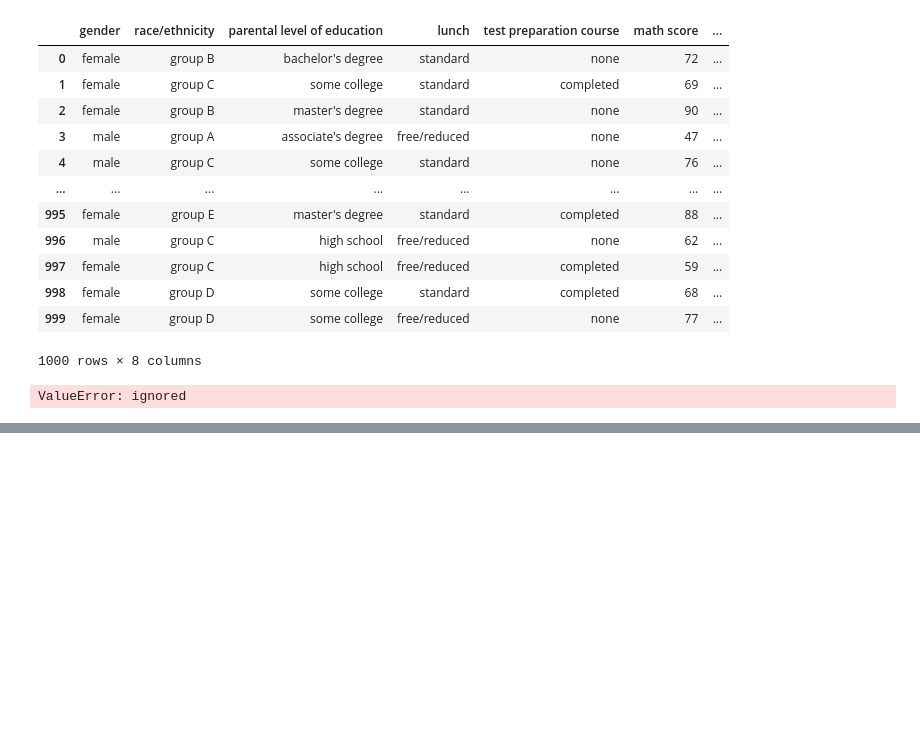
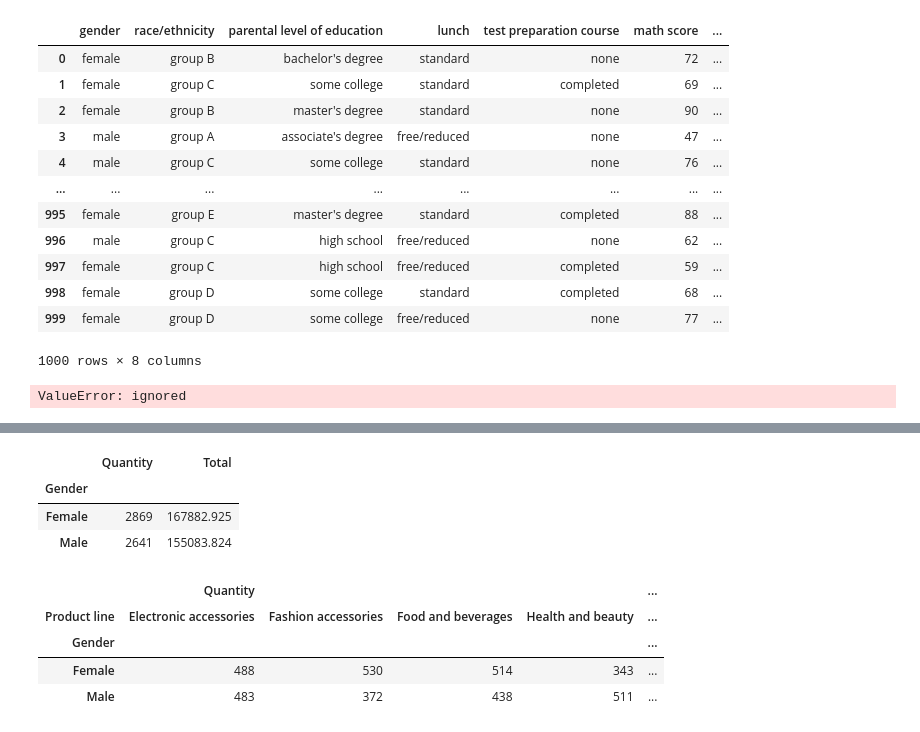
Before and after one commit to fernandogomesfg/Data-Analysis-with-Python-for-Excel-Users-Full-Course, a Jupyter notebook: PivotTablesinPandas.ipynb, the cells around one changed output, grey strips where cells are left out. Cells and saved outputs as stored; diff of their text form; code cells hidden in the pictures; blank space fills up the shorter version.

```diff
--- a/PivotTablesinPandas.ipynb
+++ b/PivotTablesinPandas.ipynb
@@ -30,0 +59,22 @@ ValueError: ignored
+# %%
+# make a pivot table, add an aggregate function and select some columns
+df_sales.pivot_table(index = "Gender",
+               values = ["Quantity", "Total" ],
+               aggfunc = "sum")
+# %% [output]
+|  | Quantity | Total |
+| Gender |  |  |
+| Female | 2869 | 167882.925 |
+| Male | 2641 | 155083.824 |
+# %%
+# make how much male and female spend in each produt
+df_sales.pivot_table(index = "Gender",
+                     columns = "Product line",
+                     values = ["Quantity", "Total" ],
+                     aggfunc = "sum") # Gastos masculinos e femininos em cada tipo de produto
+# %% [output]
+|  | Quantity |  |  |  | ... |
+| Product line | Electronic accessories | Fashion accessories | Food and beverages | Health and beauty | ... |
+| Gender |  |  |  |  | ... |
+| Female | 488 | 530 | 514 | 343 | ... |
+| Male | 483 | 372 | 438 | 511 | ... |
```
Also changed, not shown: parts of 4 cells of this notebook.
